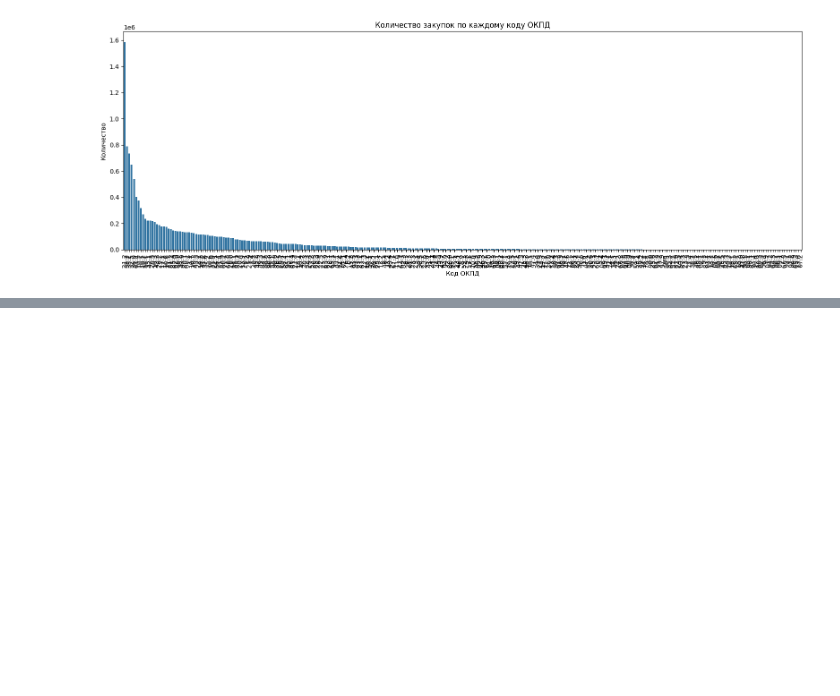
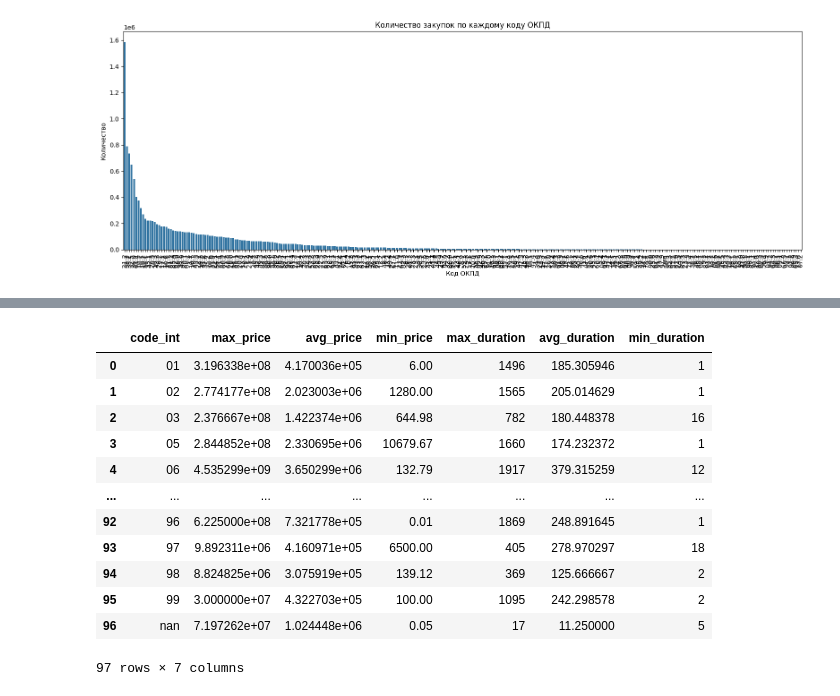
Before and after one commit to Thunderball78/bmstu, a Jupyter notebook: 2_step_analysis.ipynb, the cells around one changed output, grey strips where cells are left out. Drawn from its saved outputs; the diff is of its cells as text; code cells hidden in the pictures; blank space fills up the shorter version.

```diff
--- a/2_step_analysis.ipynb
+++ b/2_step_analysis.ipynb
@@ -408,12 +397,26 @@ KeyError: 'code_int'
 # %%
-grouped_data_int = df.groupby('okpd_int').agg(
+grouped_data_int = df.groupby('code_int').agg(
     max_price=('cost', 'max'),
     avg_price=('cost', 'mean'),
     min_price=('cost', 'min'),
     max_duration=('contract_execution_days', 'max'),
     avg_duration=('contract_execution_days', 'mean'),
     min_duration=('contract_execution_days', 'min')).reset_index()
 grouped_data_int
+# %% [output]
+|  | code_int | max_price | avg_price | min_price | max_duration | avg_duration | min_duration |
+| 0 | 01 | 3.196338e+08 | 4.170036e+05 | 6.00 | 1496 | 185.305946 | 1 |
+| 1 | 02 | 2.774177e+08 | 2.023003e+06 | 1280.00 | 1565 | 205.014629 | 1 |
+| 2 | 03 | 2.376667e+08 | 1.422374e+06 | 644.98 | 782 | 180.448378 | 16 |
+| 3 | 05 | 2.844852e+08 | 2.330695e+06 | 10679.67 | 1660 | 174.232372 | 1 |
+| 4 | 06 | 4.535299e+09 | 3.650299e+06 | 132.79 | 1917 | 379.315259 | 12 |
+| ... | ... | ... | ... | ... | ... | ... | ... |
+| 92 | 96 | 6.225000e+08 | 7.321778e+05 | 0.01 | 1869 | 248.891645 | 1 |
+| 93 | 97 | 9.892311e+06 | 4.160971e+05 | 6500.00 | 405 | 278.970297 | 18 |
+| 94 | 98 | 8.824825e+06 | 3.075919e+05 | 139.12 | 369 | 125.666667 | 2 |
+| 95 | 99 | 3.000000e+07 | 4.322703e+05 | 100.00 | 1095 | 242.298578 | 2 |
+| 96 | nan | 7.197262e+07 | 1.024448e+06 | 0.05 | 17 | 11.250000 | 5 |
+97 rows × 7 columns
 # %%
 plt.figure(figsize=(15, 6))
 sns.barplot(data=grouped_data_int, x='code_int', y='max_price', color='red', label='Максимальный бюджет')
```
Also changed, not shown: parts of 5 cells of this notebook, 10 other files.
